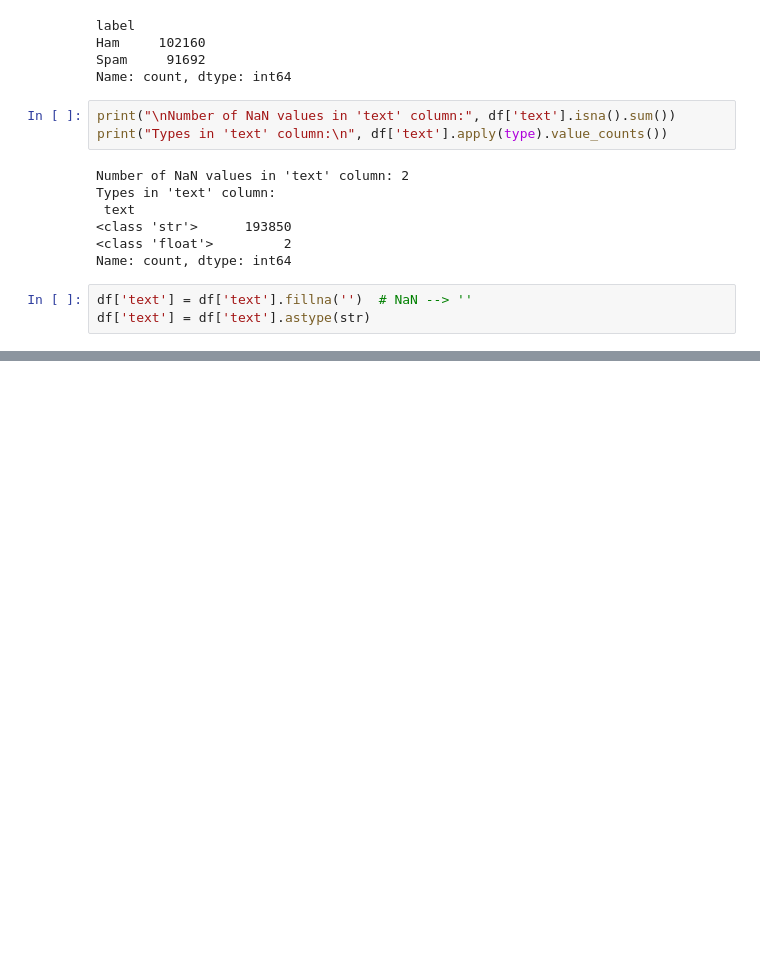
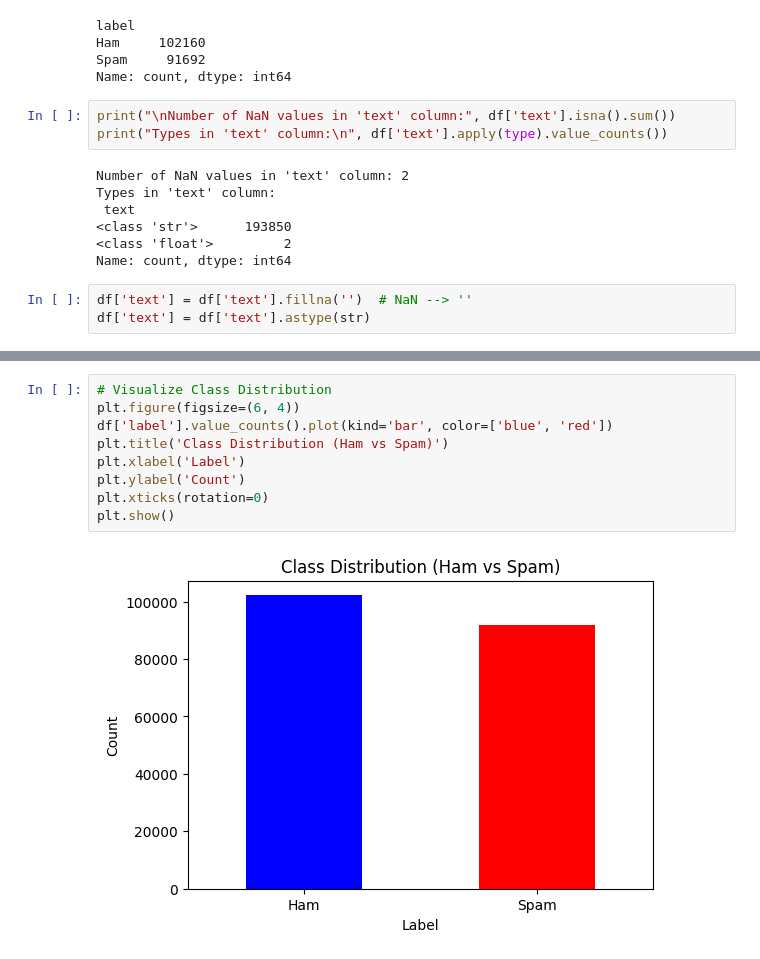
Before and after one commit to Muhammad221B/Email-spam-detector, a Jupyter notebook: Email spam detector/Email spam detector.ipynb, the cells around one changed output, grey strips where cells are left out. Cells and saved outputs as stored; diff of their text form; blank space fills up the shorter version.

```diff
--- a/Email spam detector/Email spam detector.ipynb
+++ b/Email spam detector/Email spam detector.ipynb
@@ -149,0 +172,11 @@ RandomForestClassifier(random_state=42)
+# %%
+# Visualize Class Distribution
+plt.figure(figsize=(6, 4))
+df['label'].value_counts().plot(kind='bar', color=['blue', 'red'])
+plt.title('Class Distribution (Ham vs Spam)')
+plt.xlabel('Label')
+plt.ylabel('Count')
+plt.xticks(rotation=0)
+plt.show()
+# %% [output]
+[figure, added]
```
Also changed, not shown: parts of 10 cells of this notebook.
